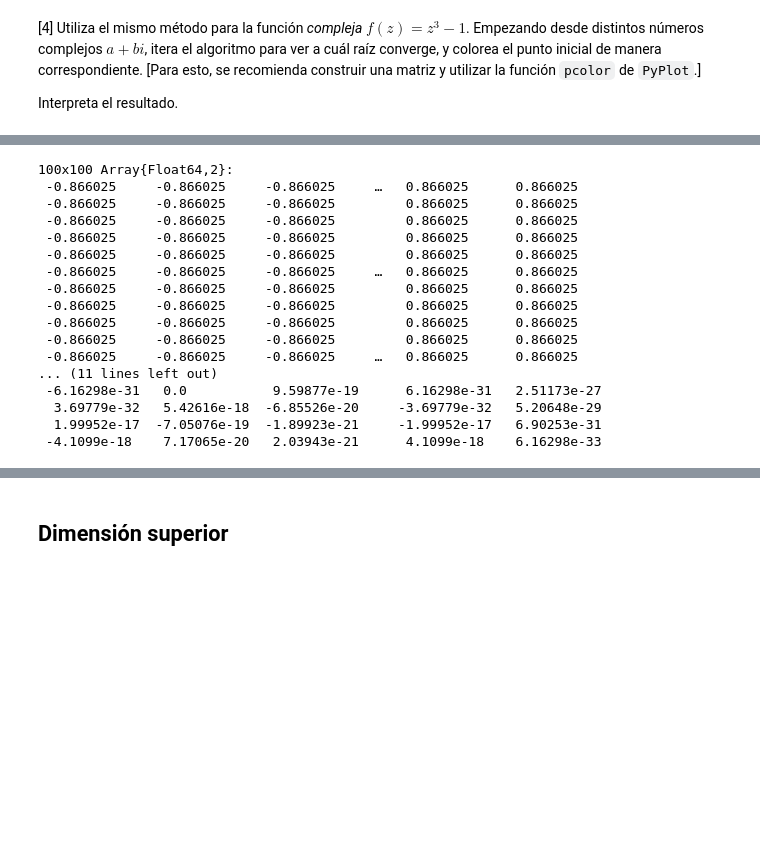
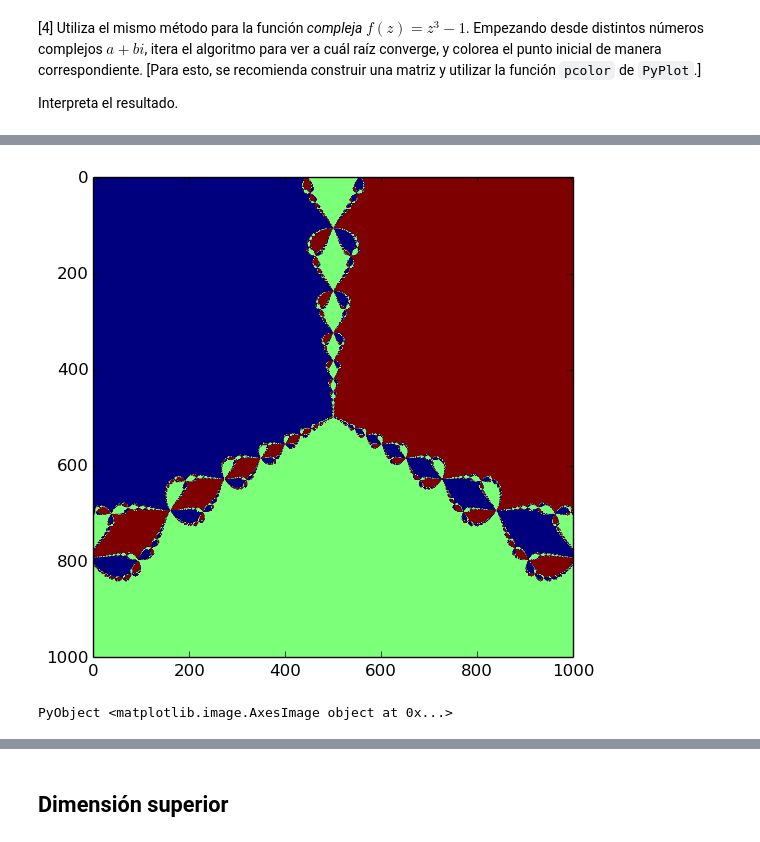
Before and after one commit to TigrisAltaica/Tareas, a Jupyter notebook: 09. El método de Newton.ipynb, the cells around one changed output, grey strips where cells are left out. Drawn from its saved outputs; the diff is of its cells as text; code cells hidden in the pictures; blank space fills up the shorter version.

```diff
--- a/09. El método de Newton.ipynb
+++ b/09. El método de Newton.ipynb
@@ -129,28 +129,15 @@ NewtonMethod(2+7im,1e-16,fc)
 # %%
-M=zeros(Float64,100,100)
+R=zeros(Float64,1000,1000)
+I=zeros(Float64,1000,1000)
 
-for i = 1:100
-    for j = 1:100
-        M[i,j]= NewtonMethod((i-50)+(j-50)*im,1e-16,fc)
+for i = 1:1000
+    for j = 1:1000
+        R[i,j]=real(NewtonMethod((i/10-50)+(j/10-50)*im,1e-16,fc))
+        I[i,j]=imag(NewtonMethod((i/10-50)+(j/10-50)*im,1e-16,fc))
     end
 end
-# %%
-M
-# %% [output]
-100x100 Array{Float64,2}:
- -0.866025     -0.866025     -0.866025     …   0.866025      0.866025
- -0.866025     -0.866025     -0.866025         0.866025      0.866025
- -0.866025     -0.866025     -0.866025         0.866025      0.866025
- -0.866025     -0.866025     -0.866025         0.866025      0.866025
- -0.866025     -0.866025     -0.866025         0.866025      0.866025
- -0.866025     -0.866025     -0.866025     …   0.866025      0.866025
- -0.866025     -0.866025     -0.866025         0.866025      0.866025
- -0.866025     -0.866025     -0.866025         0.866025      0.866025
- -0.866025     -0.866025     -0.866025         0.866025      0.866025
- -0.866025     -0.866025     -0.866025         0.866025      0.866025
- -0.866025     -0.866025     -0.866025     …   0.866025      0.866025
-... (11 lines left out)
- -6.16298e-31   0.0           9.59877e-19      6.16298e-31   2.51173e-27
-  3.69779e-32   5.42616e-18  -6.85526e-20     -3.69779e-32   5.20648e-29
-  1.99952e-17  -7.05076e-19  -1.89923e-21     -1.99952e-17   6.90253e-31
- -4.1099e-18    7.17065e-20   2.03943e-21      4.1099e-18    6.16298e-33
+# %%
+imshow(I)
+# %% [output]
+[figure, added]
+PyObject <matplotlib.image.AxesImage object at 0x...>
```
Also changed, not shown: parts of 5 cells of this notebook, 2 other files.
